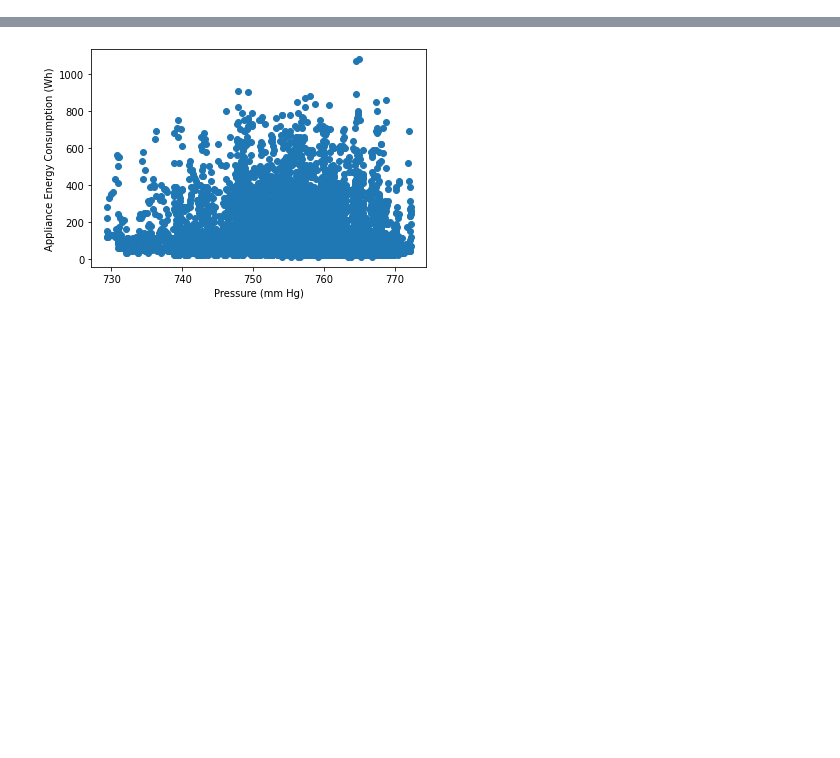
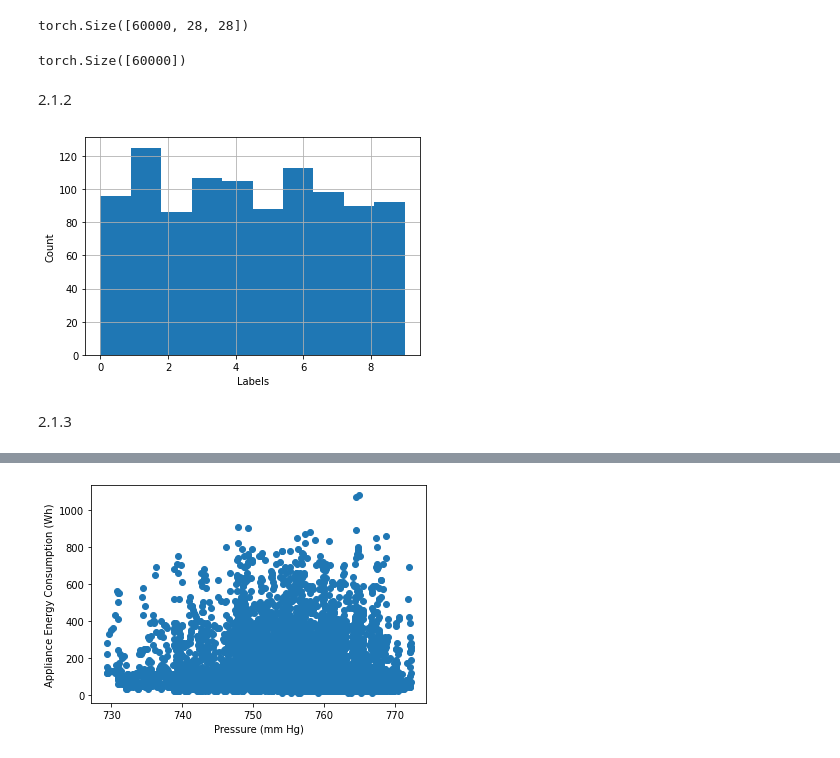
Before and after one commit to bgekim/ME592, a Jupyter notebook: ME592_HW1.ipynb, the cells around one changed output, grey strips where cells are left out. Drawn from its saved outputs; the diff is of its cells as text; code cells hidden in the pictures; blank space fills up the shorter version.

```diff
--- a/ME592_HW1.ipynb
+++ b/ME592_HW1.ipynb
@@ -34,0 +10,26 @@ plt.show()
+# %%
+MNIST_dataset = torchvision.datasets.MNIST("./", train=True, download = True)
+# %%
+MNIST_dataset.train_data.shape
+# %% [output]
+torch.Size([60000, 28, 28])
+# %%
+MNIST_dataset.train_labels.shape
+# %% [output]
+torch.Size([60000])
+# %%
+index = np.random.choice(60000,1000)
+# %%
+subset_images = MNIST_dataset.train_data[index,:,:]
+subset_labels = MNIST_dataset.train_labels[index]
+# %% [markdown]
+2.1.2
+# %%
+plt.hist(subset_labels)
+plt.xlabel("Labels")
+plt.ylabel("Count")
+plt.grid(True)
+# %% [output]
+[figure, added]
+# %% [markdown]
+2.1.3
```
Also changed, not shown: parts of 43 cells of this notebook, 1 other file.
